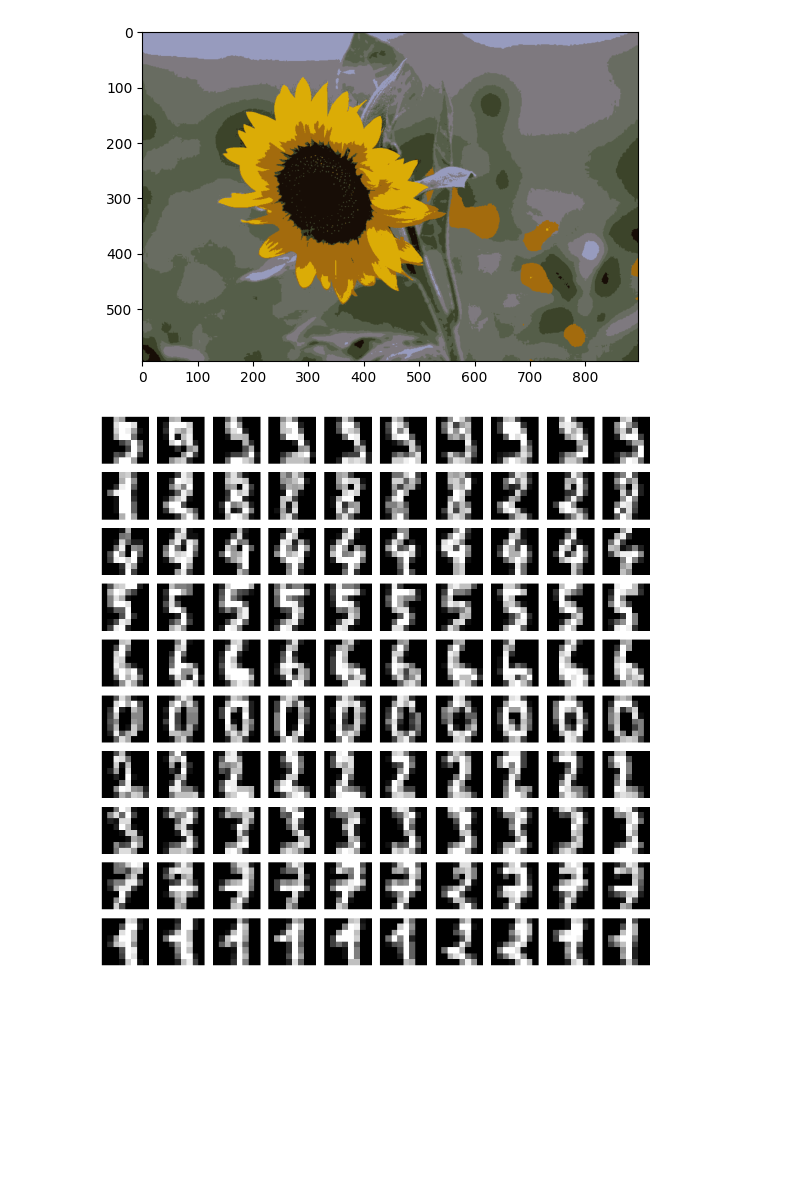
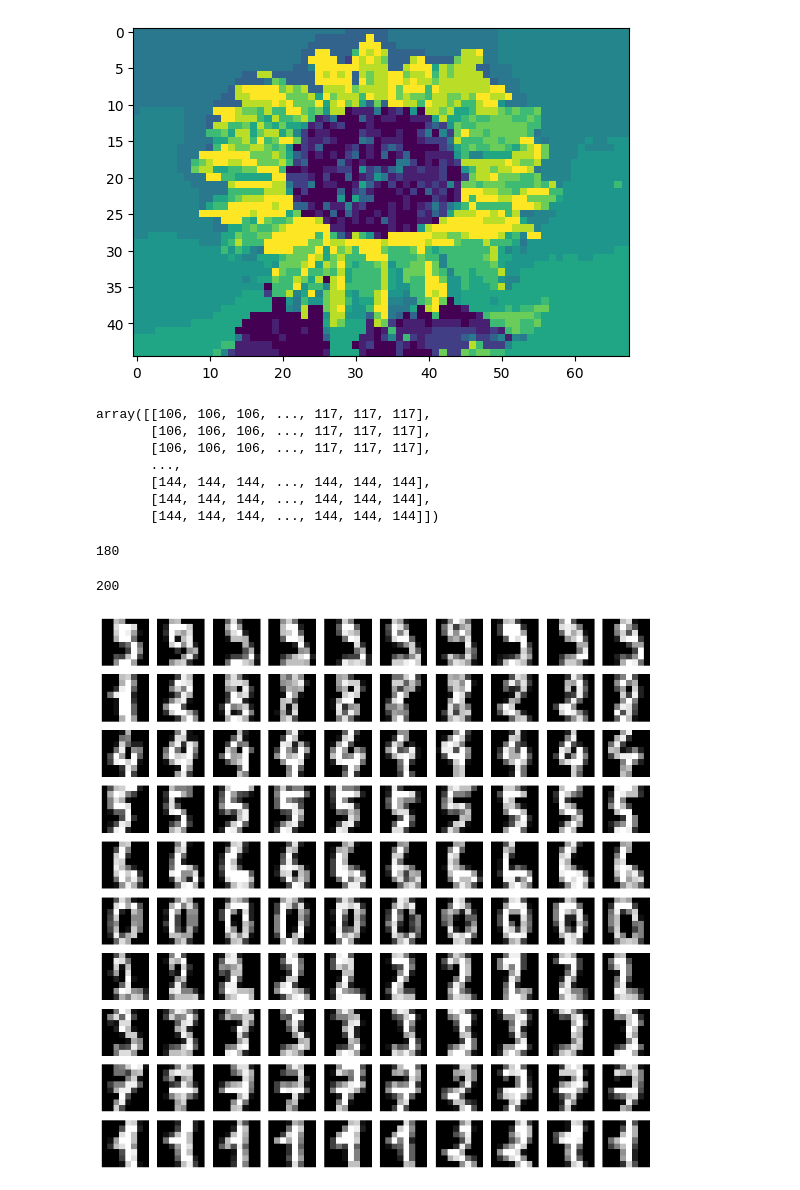
Before and after one commit to mathemaia/studies, a Jupyter notebook: Python/MachineLearning/SupervisedLearning/kmeans.ipynb, the cells around one changed output. Drawn from its saved outputs; the diff is of its cells as text; code cells hidden in the pictures; blank space fills up the shorter version.

```diff
--- a/Python/MachineLearning/SupervisedLearning/kmeans.ipynb
+++ b/Python/MachineLearning/SupervisedLearning/kmeans.ipynb
@@ -6,16 +9,36 @@ from sklearn.cluster import KMeans
 # %%
-image = imread('R.jpeg')
-X = image.reshape(-1, 3)
-kmeans = KMeans(n_clusters=8).fit(X)
+image = cv2.imread('data/girassol.jpg')
+image = cv2.cvtColor(image, cv2.COLOR_BGR2GRAY)
+image = cv2.resize(image, (round(image.shape[1] * (1/15)), round(image.shape[0] * (1/15))))
+X = image.reshape(-1, 1)
+kmeans = KMeans(n_clusters=12).fit(X)
 
 segmented_img = kmeans.cluster_centers_[kmeans.labels_]
 segmented_img = segmented_img.reshape(image.shape)
 
-segmented_img = segmented_img / 255
-plt.imshow(segmented_img)
+
+plt.imshow(segmented_img.astype(int))
 plt.show()
 # %% [output]
-[figure, old version]
+[figure, new version]
+# %%
+segmented_img = segmented_img.astype(int)
+# %% [output]
+array([[106, 106, 106, ..., 117, 117, 117],
+       [106, 106, 106, ..., 117, 117, 117],
+       [106, 106, 106, ..., 117, 117, 117],
+       ...,
+       [144, 144, 144, ..., 144, 144, 144],
+       [144, 144, 144, ..., 144, 144, 144],
+       [144, 144, 144, ..., 144, 144, 144]])
+# %%
+round(image.shape[0] * 0.5)
+# %% [output]
+180
+# %%
+200 % 255
+# %% [output]
+200
 # %%
 from sklearn.cluster import KMeans
 from sklearn.datasets import load_digits
```
Also changed, not shown: parts of 1 cell of this notebook, 36 other files.
